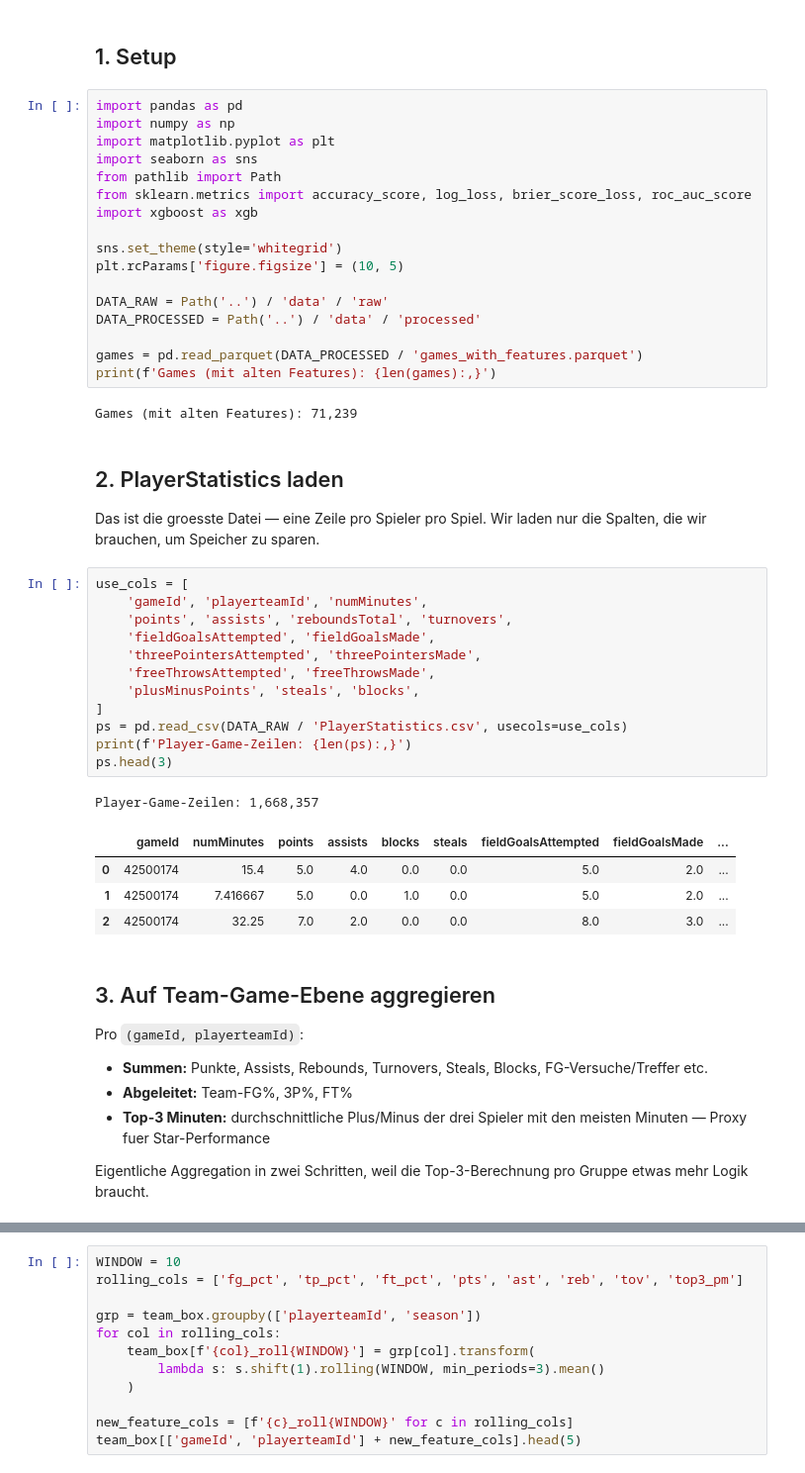
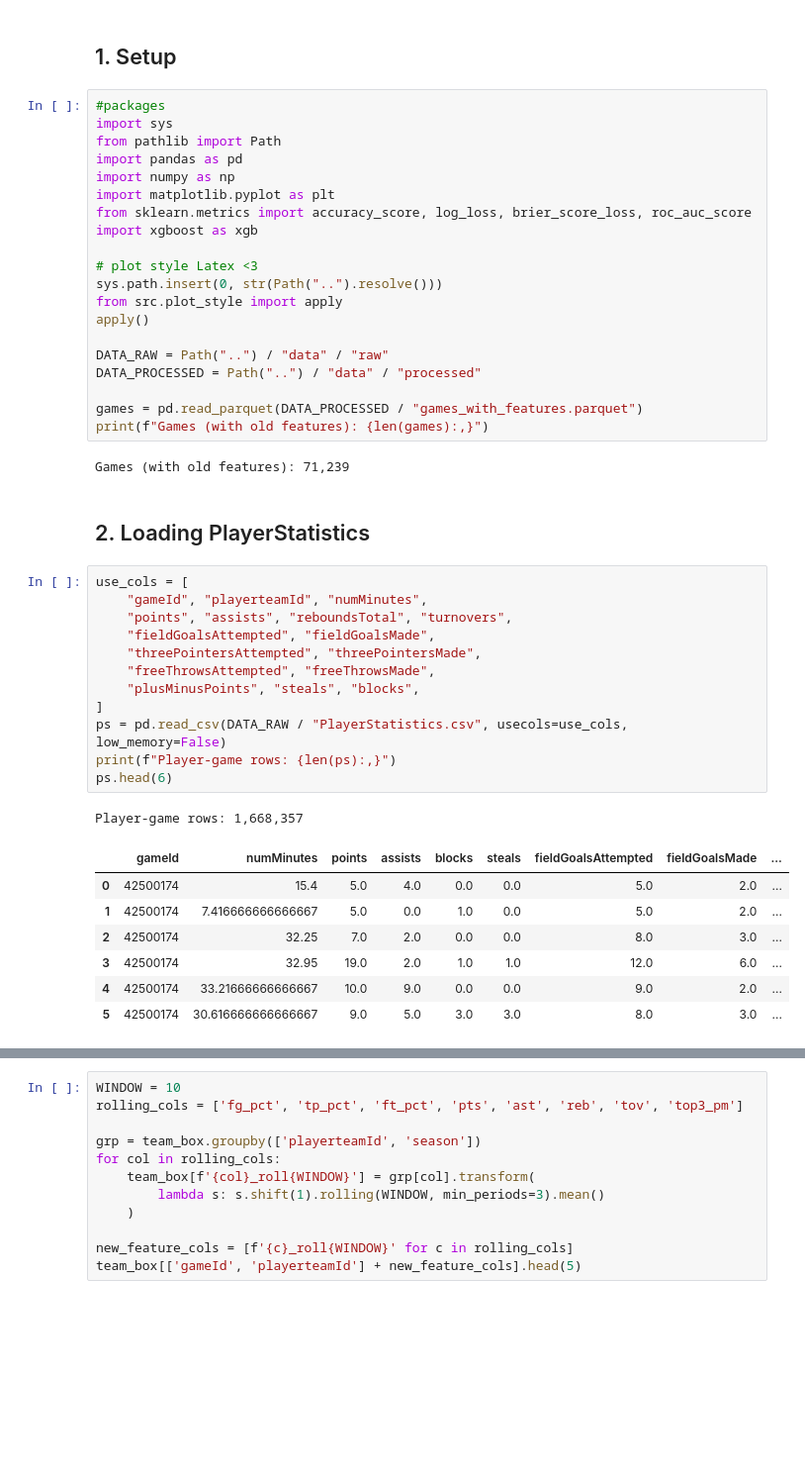
Before and after one commit to klp-data/nba-game-predictor, a Jupyter notebook: notebooks/05_player_features.ipynb, the cells around one changed output, grey strips where cells are left out. Shown at 99% size. Cells and saved outputs as stored; diff of their text form; blank space fills up the shorter version.

```diff
--- a/notebooks/05_player_features.ipynb
+++ b/notebooks/05_player_features.ipynb
@@ -13,52 +12,47 @@
 # %% [markdown]
 ## 1. Setup
 # %%
+#packages
+import sys
+from pathlib import Path
 import pandas as pd
 import numpy as np
 import matplotlib.pyplot as plt
-import seaborn as sns
-from pathlib import Path
 from sklearn.metrics import accuracy_score, log_loss, brier_score_loss, roc_auc_score
 import xgboost as xgb
 
-sns.set_theme(style='whitegrid')
-plt.rcParams['figure.figsize'] = (10, 5)
+# plot style Latex <3
+sys.path.insert(0, str(Path("..").resolve()))
+from src.plot_style import apply
+apply()
 
-DATA_RAW = Path('..') / 'data' / 'raw'
-DATA_PROCESSED = Path('..') / 'data' / 'processed'
+DATA_RAW = Path("..") / "data" / "raw"
+DATA_PROCESSED = Path("..") / "data" / "processed"
 
-games = pd.read_parquet(DATA_PROCESSED / 'games_with_features.parquet')
-print(f'Games (mit alten Features): {len(games):,}')
+games = pd.read_parquet(DATA_PROCESSED / "games_with_features.parquet")
+print(f"Games (with old features): {len(games):,}")
 # %% [output]
-Games (mit alten Features): 71,239
+Games (with old features): 71,239
-# %% [markdown]
-## 2. PlayerStatistics laden
-
-Das ist die groesste Datei — eine Zeile pro Spieler pro Spiel. Wir laden nur die Spalten, die wir brauchen, um Speicher zu sparen.
+# %% [markdown]
+## 2. Loading PlayerStatistics
 # %%
 use_cols = [
-    'gameId', 'playerteamId', 'numMinutes',
-    'points', 'assists', 'reboundsTotal', 'turnovers',
-    'fieldGoalsAttempted', 'fieldGoalsMade',
-    'threePointersAttempted', 'threePointersMade',
-    'freeThrowsAttempted', 'freeThrowsMade',
-    'plusMinusPoints', 'steals', 'blocks',
+    "gameId", "playerteamId", "numMinutes",
+    "points", "assists", "reboundsTotal", "turnovers",
+    "fieldGoalsAttempted", "fieldGoalsMade",
+    "threePointersAttempted", "threePointersMade",
+    "freeThrowsAttempted", "freeThrowsMade",
+    "plusMinusPoints", "steals", "blocks",
 ]
-ps = pd.read_csv(DATA_RAW / 'PlayerStatistics.csv', usecols=use_cols)
-print(f'Player-Game-Zeilen: {len(ps):,}')
-ps.head(3)
+ps = pd.read_csv(DATA_RAW / "PlayerStatistics.csv", usecols=use_cols, low_memory=False)
+print(f"Player-game rows: {len(ps):,}")
+ps.head(6)
 # %% [output]
-Player-Game-Zeilen: 1,668,357
+Player-game rows: 1,668,357
 |  | gameId | numMinutes | points | assists | blocks | steals | fieldGoalsAttempted | fieldGoalsMade | ... |
 | 0 | 42500174 | 15.4 | 5.0 | 4.0 | 0.0 | 0.0 | 5.0 | 2.0 | ... |
-| 1 | 42500174 | 7.416667 | 5.0 | 0.0 | 1.0 | 0.0 | 5.0 | 2.0 | ... |
+| 1 | 42500174 | 7.416666666666667 | 5.0 | 0.0 | 1.0 | 0.0 | 5.0 | 2.0 | ... |
 | 2 | 42500174 | 32.25 | 7.0 | 2.0 | 0.0 | 0.0 | 8.0 | 3.0 | ... |
+| 3 | 42500174 | 32.95 | 19.0 | 2.0 | 1.0 | 1.0 | 12.0 | 6.0 | ... |
+| 4 | 42500174 | 33.21666666666667 | 10.0 | 9.0 | 0.0 | 0.0 | 9.0 | 2.0 | ... |
+| 5 | 42500174 | 30.616666666666667 | 9.0 | 5.0 | 3.0 | 3.0 | 8.0 | 3.0 | ... |
-# %% [markdown]
-## 3. Auf Team-Game-Ebene aggregieren
-
-Pro `(gameId, playerteamId)`:
-- **Summen:** Punkte, Assists, Rebounds, Turnovers, Steals, Blocks, FG-Versuche/Treffer etc.
-- **Abgeleitet:** Team-FG%, 3P%, FT%
-- **Top-3 Minuten:** durchschnittliche Plus/Minus der drei Spieler mit den meisten Minuten — Proxy fuer Star-Performance
-
-Eigentliche Aggregation in zwei Schritten, weil die Top-3-Berechnung pro Gruppe etwas mehr Logik braucht.
```
Also changed, not shown: parts of 24 cells of this notebook, 1 other file.
